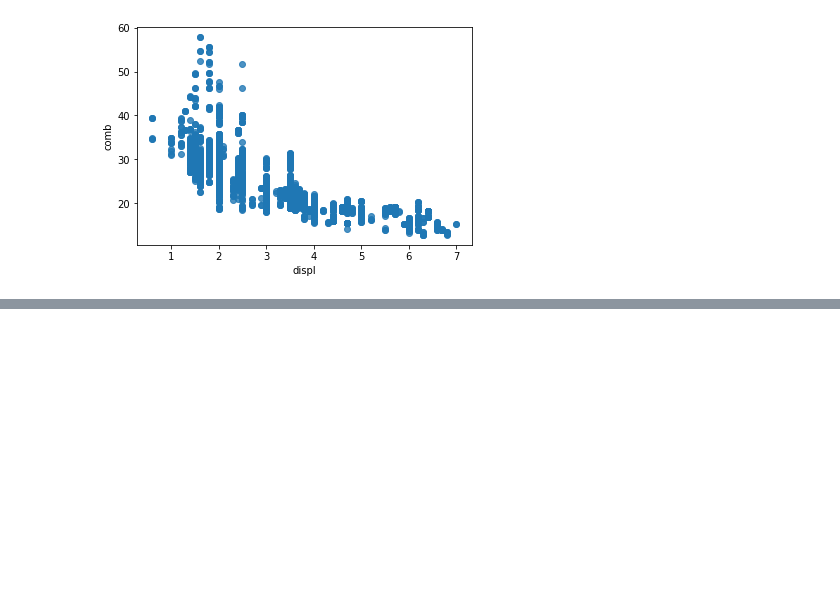
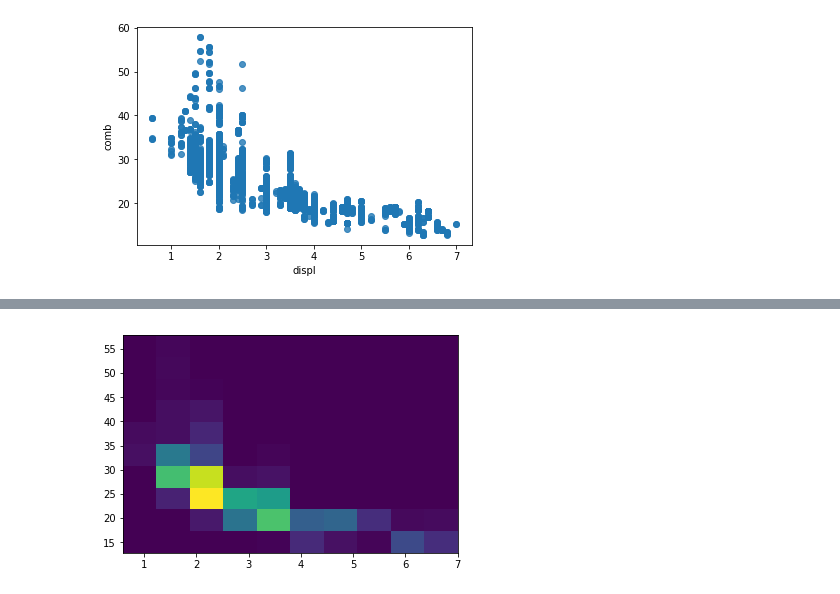
Before and after one commit to bbrcnx/udacity_ai_foundation, a Jupyter notebook: Matplotlib and Seaborn.ipynb, the cells around one changed output, grey strips where cells are left out. Saved outputs shown, nothing was run; the diff lists cells and outputs as text; code cells hidden in the pictures; blank space fills up the shorter version.

```diff
--- a/Matplotlib and Seaborn.ipynb
+++ b/Matplotlib and Seaborn.ipynb
@@ -465,0 +592,4 @@ Note that the x- and y- values can be set as Series or arrays directly, instead
+# %%
+plt.hist2d(data = fuel_econ, x = 'displ', y = 'comb');
+# %% [output]
+[figure, added]
```
Also changed, not shown: parts of 10 cells of this notebook, 6 other files.
